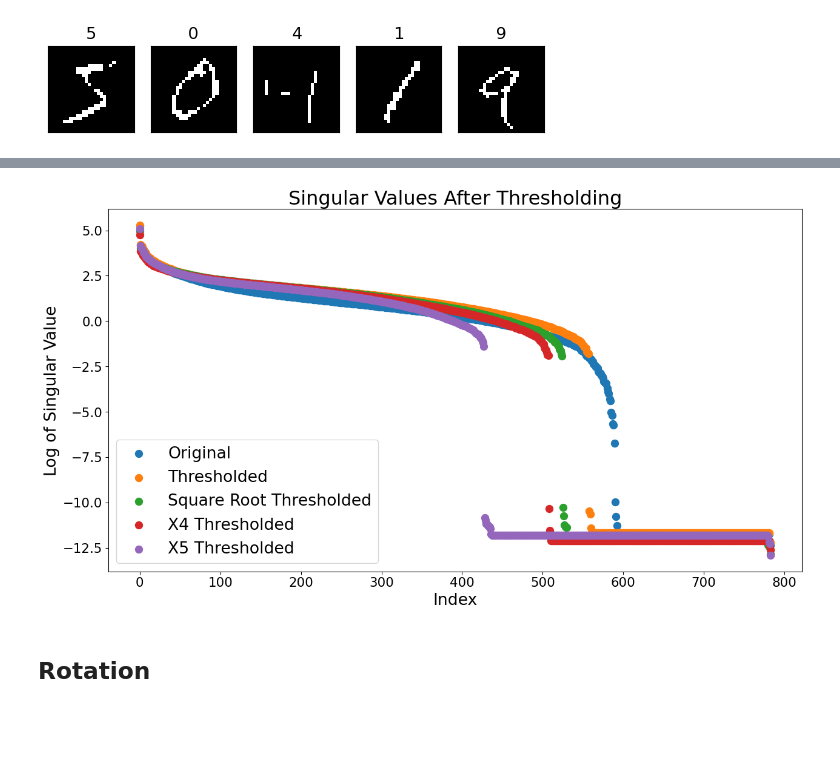
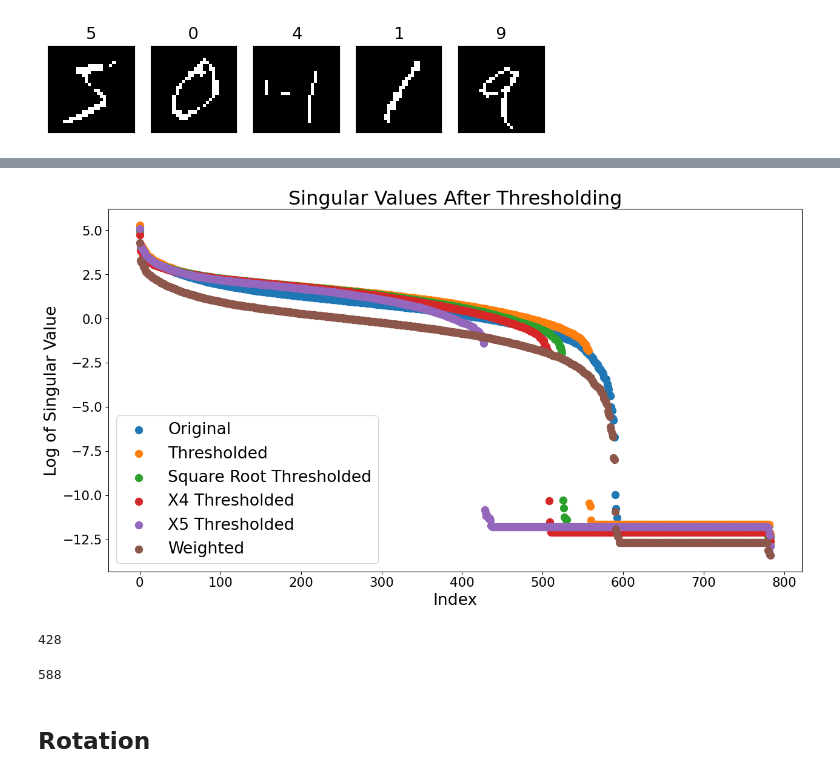
Before and after one commit to maneeshrj/math-ml-project, a Jupyter notebook: SVD.ipynb, the cells around one changed output, grey strips where cells are left out. Cells and saved outputs as stored; diff of their text form; code cells hidden in the pictures; blank space fills up the shorter version.

```diff
--- a/SVD.ipynb
+++ b/SVD.ipynb
@@ -17,8 +17,8 @@ mnist.data.shape
 # %%
 X = mnist.data.astype('float32')
 y = mnist.target.astype('int64')
-X = X[:10000]
-y = y[:10000]
+X = X[:1000]
+y = y[:1000]
 X.shape
 # %% [output]
 (1000, 784)
@@ -342,0 +336,8 @@ s5 = qrsvd(X5)
+# %%
+X_weighted = weight_by_position(X)
+s_weighted = qrsvd(X_weighted)
+plot_example(X_weighted, y)
+X5 = (X_weighted>0.25).astype('float32')
+s5 = qrsvd(X5)
+plt.figure()
+plot_example(X5, y)
@@ -343,12 +347,20 @@ s5 = qrsvd(X5)
 # %%
 plot_singular_values(
-    s, s2, s3, s4, s5,
-    labels=["Original", "Thresholded", "Square Root Thresholded", "X4 Thresholded", "X5 Thresholded"],
+    s, s2, s3, s4, s5, s_weighted,
+    labels=["Original", "Thresholded", "Square Root Thresholded", "X4 Thresholded", "X5 Thresholded", "Weighted"],
     title="Singular Values After Thresholding",
     # save=True,
 )
 # %% [output]
-[figure, old version]
+[figure, new version]
+# %%
+find_cutoff(s5)
+# %% [output]
+428
+# %%
+find_cutoff(qrsvd(X_weighted))
+# %% [output]
+588
 # %% [markdown]
 ## Rotation
 # %% [markdown]
```
Also changed, not shown: parts of 14 cells of this notebook.
